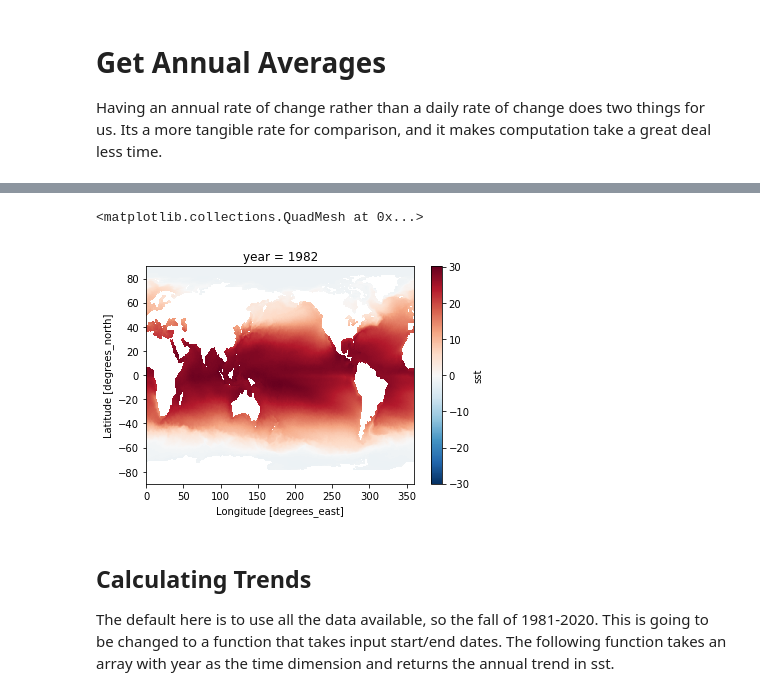
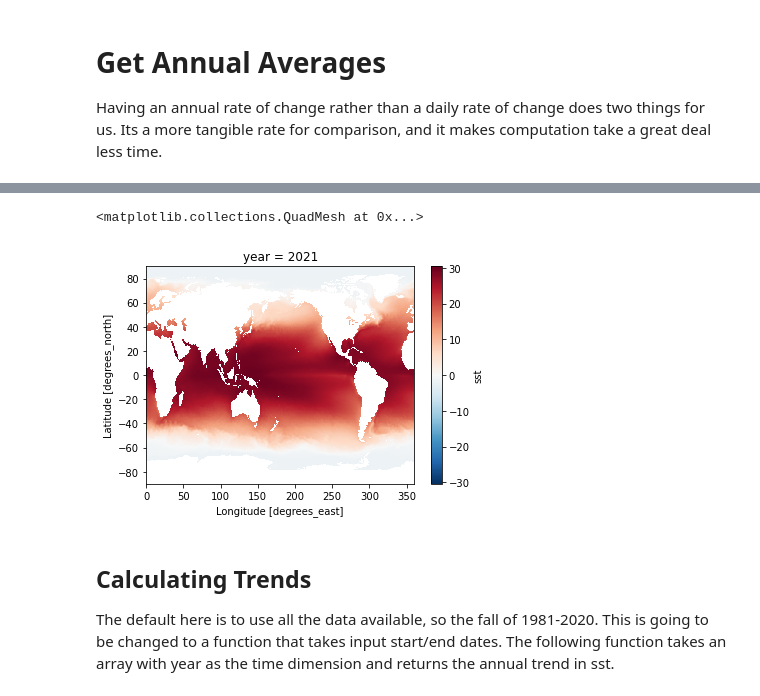
Before and after one commit to adamkemberling/oisst_mainstays, a Jupyter notebook: notebooks/03_BASE_Warming_Trends.ipynb, the cells around one changed output, grey strips where cells are left out. Saved outputs shown, nothing was run; the diff lists cells and outputs as text; code cells hidden in the pictures.

Commit message:
yearly update changes

```diff
--- a/notebooks/03_BASE_Warming_Trends.ipynb
+++ b/notebooks/03_BASE_Warming_Trends.ipynb
@@ -9,6 +11,6 @@ Steps for calculating change rates across netcdf files can be found here: http:/
 # %%
 import xarray as xr
-import cartopy.crs as ccrs
+#import cartopy.crs as ccrs
 import matplotlib.pyplot as plt
 import numpy as np
 import netCDF4
@@ -22,7 +24,7 @@ _cache_root = ot.set_cache_root(box_root)
 
 # Set start and End year for warming trends
 trend_start_year = 1982
-trend_end_year = 2020
+trend_end_year = 2021
 print(f"Processing Warming Rates for {trend_start_year} to {trend_end_year}.")
 
 # Do we want sea surface temperature, or climate anomalies?
@@ -41,8 +41,8 @@ First step is to get everything loaded, so step one is to load in all the yearly
 **NOTE:** Most recent year may need to be excluded as it is not a complete year. An alternative could be to weight the years by their number of days.
 # %%
 #Generate list of file names from start and end + 1
-start_year = 1982
-end_year = 2020
+start_year = trend_start_year
+end_year = trend_end_year
 my_years = np.arange(start_year, end_year + 1, 1)
 nc_files = []
 for i in my_years:
@@ -51,4 +51,6 @@ for i in my_years:
 Once all the file names are generated they can be loaded as a single object using xarray's open_mfdataset(). These observations are currently on a daily time step. That will need to be fixed to compute annual warming rates.
 # %%
 # Open the OISSt Files
-oisst = xr.open_mfdataset(nc_files, parallel = False, combine = "by_coords")
+oisst = xr.open_mfdataset(nc_files, parallel = True, combine = "by_coords")
+oisst = oisst.chunk({"lat" : 50, "lon" : 50})
+oisst
@@ -59,9 +122,9 @@ Having an annual rate of change rather than a daily rate of change does two thin
 # %%
-year_avg = oisst.groupby('time.year').mean()
-year_avg['sst'].sel(year = 1982).plot()
+# Plot the yearly average for one year
+year_avg['sst'].sel(year = 2021).plot()
 # %% [output]
 <matplotlib.collections.QuadMesh at 0x...>
-[figure, old version]
+[figure, new version]
 # %% [markdown]
 ## Calculating Trends
 
```
Also changed, not shown: parts of 14 cells of this notebook, 7 other files.
